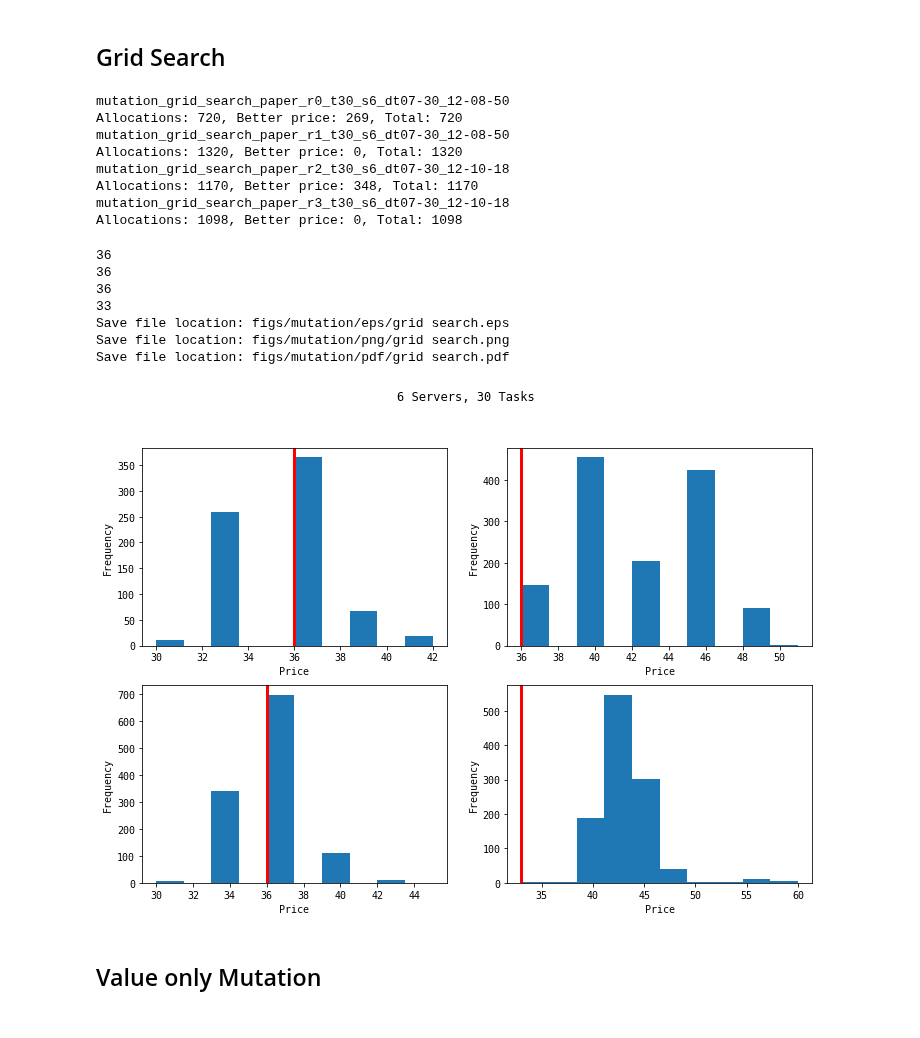
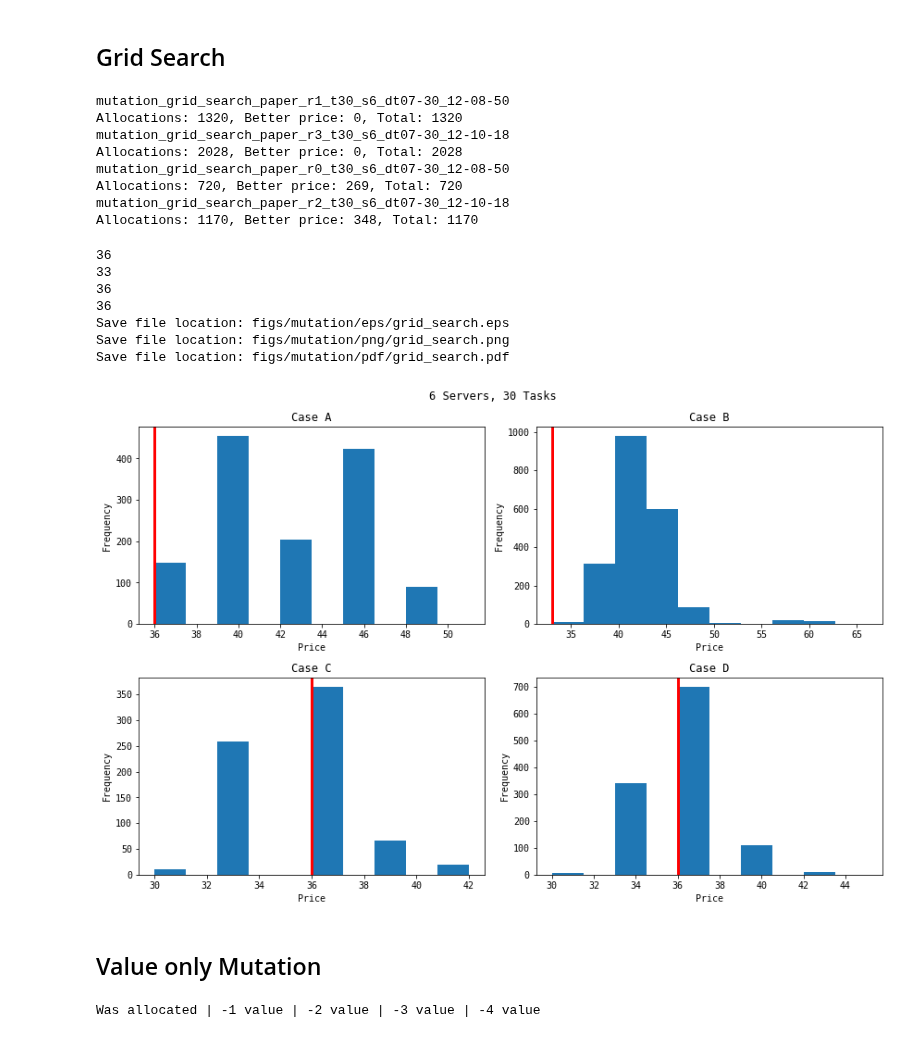
Before and after one commit to pseudo-rnd-thoughts/Elastic-Resource-Allocation, a Jupyter notebook: analysis/mutation.ipynb, the cells around one changed output. Cells and saved outputs as stored; diff of their text form; code cells hidden in the pictures.

Commit message:
Updated paper

```diff
--- a/analysis/mutation.ipynb
+++ b/analysis/mutation.ipynb
@@ -49,11 +49,12 @@ Was allocated | Is Allocated | total
 # %%
 grid_search_filenames = [
     # 'mutation_grid_search_paper_r0_t30_s6_dt07-26_08-10-07',
+    'mutation_grid_search_paper_r1_t30_s6_dt07-30_12-08-50',
+    'mutation_grid_search_paper_r3_t30_s6_dt07-30_12-10-18',
+
     'mutation_grid_search_paper_r0_t30_s6_dt07-30_12-08-50',
-    'mutation_grid_search_paper_r1_t30_s6_dt07-30_12-08-50',
-    'mutation_grid_search_paper_r2_t30_s6_dt07-30_12-10-18',
-    # 'mutation_grid_search_paper_r3_t30_s6_dt07-26_08-15-15',
-    'mutation_grid_search_paper_r3_t30_s6_dt07-30_12-10-18'
+    'mutation_grid_search_paper_r2_t30_s6_dt07-30_12-10-18'
+    # 'mutation_grid_search_paper_r3_t30_s6_dt07-26_08-15-15'
 ]
 # %%
 for results_filename in grid_search_filenames:
@@ -68,43 +69,48 @@ for results_filename in grid_search_filenames:
           f'Better price: {sum(results["allocated"] and results["task price"] < original_price for name, results in results_data.items() if name != "model" and name != "no mutation")}, '
           f'Total: {len(results_data)-2}')
 # %% [output]
+mutation_grid_search_paper_r1_t30_s6_dt07-30_12-08-50
+Allocations: 1320, Better price: 0, Total: 1320
+mutation_grid_search_paper_r3_t30_s6_dt07-30_12-10-18
+Allocations: 2028, Better price: 0, Total: 2028
 mutation_grid_search_paper_r0_t30_s6_dt07-30_12-08-50
 Allocations: 720, Better price: 269, Total: 720
-mutation_grid_search_paper_r1_t30_s6_dt07-30_12-08-50
-Allocations: 1320, Better price: 0, Total: 1320
 mutation_grid_search_paper_r2_t30_s6_dt07-30_12-10-18
 Allocations: 1170, Better price: 348, Total: 1170
-mutation_grid_search_paper_r3_t30_s6_dt07-30_12-10-18
-Allocations: 1098, Better price: 0, Total: 1098
 # %%
 _, gs_ax = plt.subplots(2, 2, figsize=(12, 8))
 gs_ax = gs_ax.flatten()
 
 for ax, filename in zip(gs_ax, grid_search_filenames):
     with open(f'../data/{filename}.json') as file:
         results_data = json.load(file)
 
         prices = [results['task price'] for name, results in results_data.items() if name != "model" and name != "no mutation"]
         ax.hist(prices, bins=10)
 
         mutant_task = results_data['Mutation 0']['mutated task']
         original_price = results_data['no mutation']['task prices'][mutant_task]
         print(original_price)
         ax.axvline(x=original_price, color='red', linewidth=3)
 
         ax.set_xlabel('Price')
         ax.set_ylabel('Frequency')
 plt.suptitle('6 Servers, 30 Tasks')
-save_plot('grid search', 'mutation')
+gs_ax[0].set_title('Case A')
+gs_ax[1].set_title('Case B')
+gs_ax[2].set_title('Case C')
+gs_ax[3].set_title('Case D')
+plt.tight_layout()
+save_plot('grid_search', 'mutation')
 # %% [output]
+36
+33
 36
 36
-36
-33
-Save file location: figs/mutation/eps/grid search.eps
-Save file location: figs/mutation/png/grid search.png
-Save file location: figs/mutation/pdf/grid search.pdf
+Save file location: figs/mutation/eps/grid_search.eps
+Save file location: figs/mutation/png/grid_search.png
+Save file location: figs/mutation/pdf/grid_search.pdf
-[figure, old version]
+[figure, new version]
 # %% [markdown]
 ## Value only Mutation
 # %%
@@ -118,6 +124,8 @@ for results in results_data:
     for name, result in results.items():
         if name != 'model' and name != 'no mutation':
             pass
+# %% [output]
+Was allocated | -1 value | -2 value | -3 value | -4 value
 # %%
 for pos, mutation_results in enumerate(results_data):
     for name, result in mutation_results.items():
```
Also changed, not shown: parts of 1 cell of this notebook, 25 other files.
